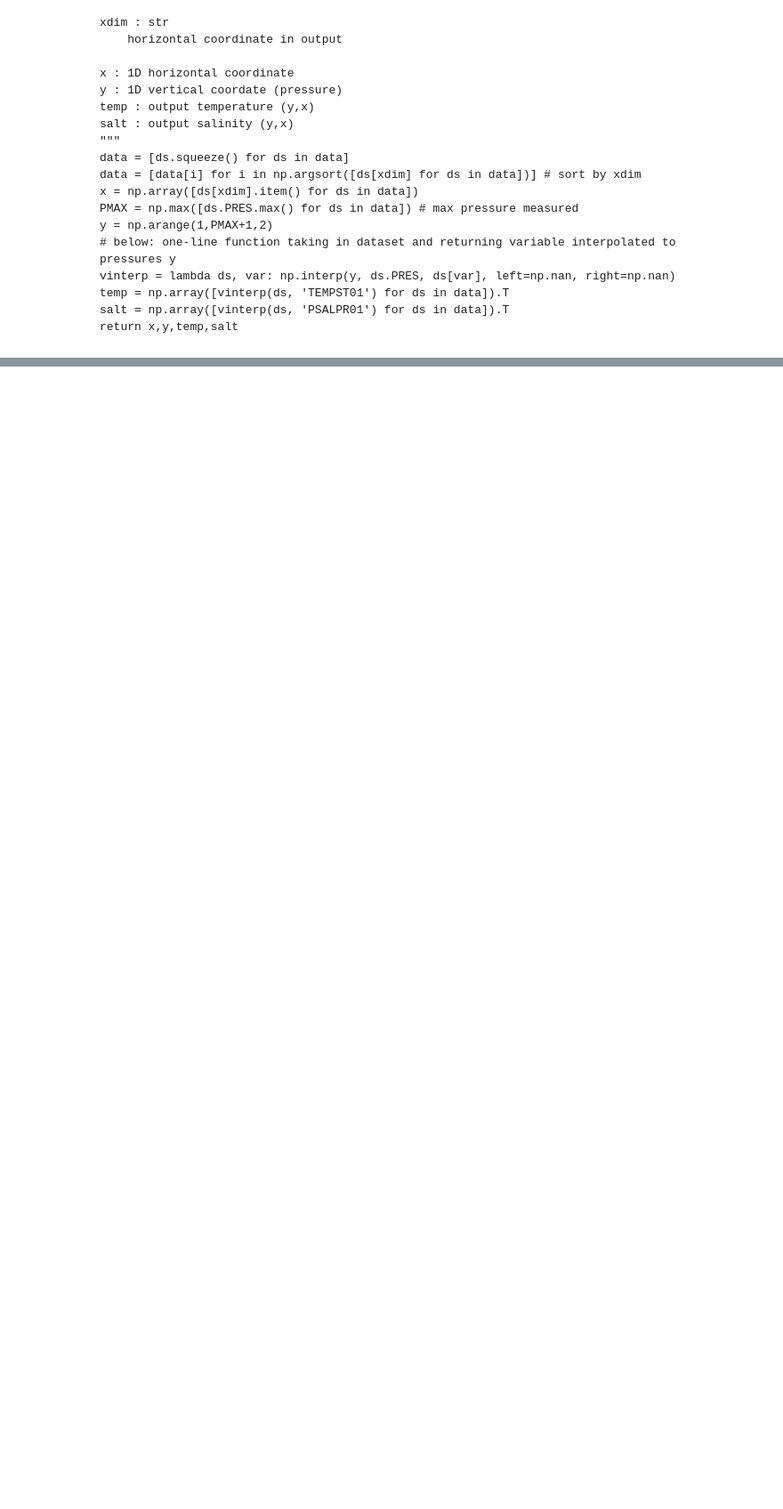
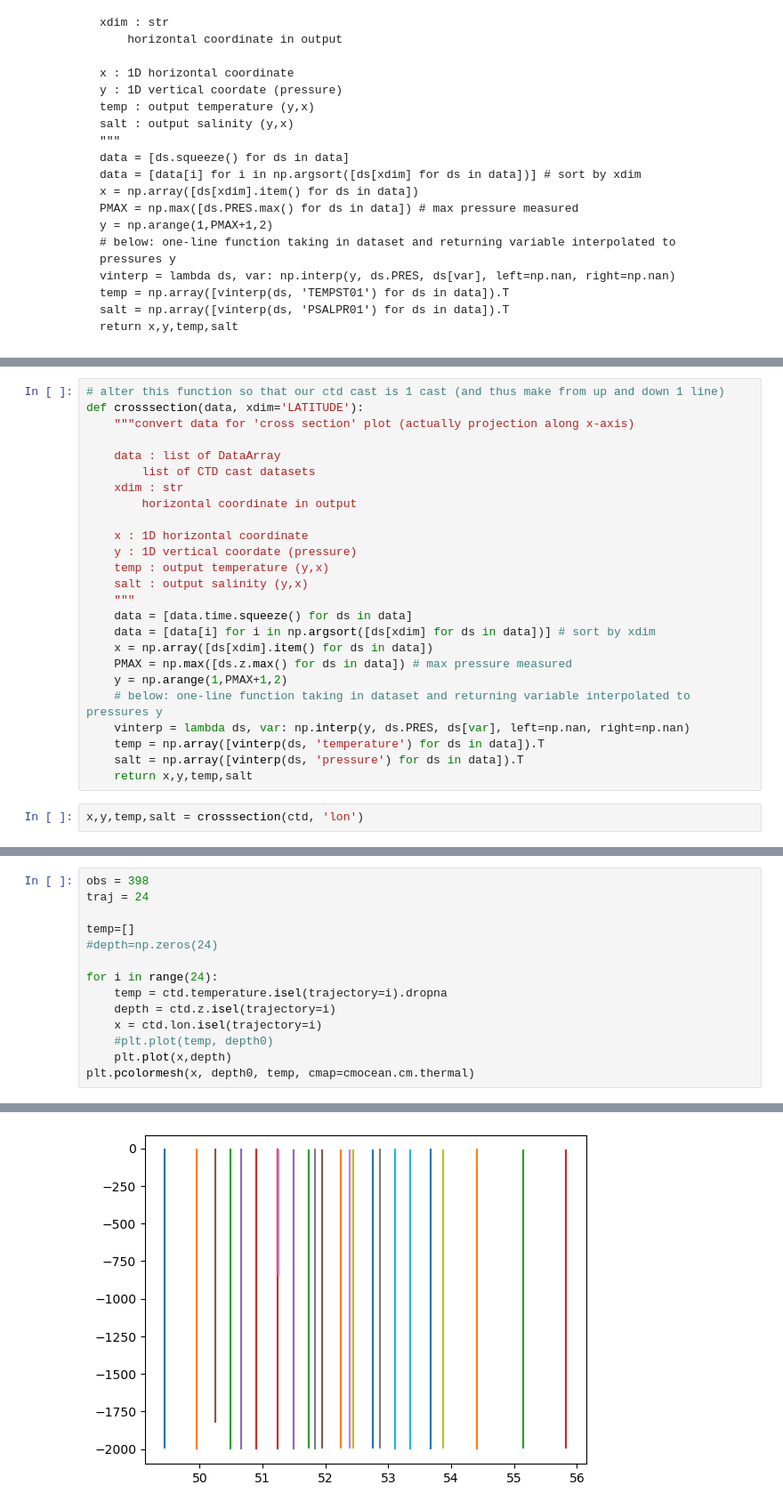
Before and after one commit to ret1-c/Virtualship_Project_UU, a Jupyter notebook: Virtualshipresultsanalysis_T.ipynb, the cells around one changed output, grey strips where cells are left out. Shown at 89% size. Saved outputs shown, nothing was run; the diff lists cells and outputs as text; blank space fills up the shorter version.

Commit message:
version 2 (not yet run with downloaded data 2)

```diff
--- a/Virtualshipresultsanalysis_T.ipynb
+++ b/Virtualshipresultsanalysis_T.ipynb
@@ -234,0 +284,27 @@ def crosssection(data, xdim='LATITUDE'):
+# %%
+# alter this function so that our ctd cast is 1 cast (and thus make from up and down 1 line)
+def crosssection(data, xdim='LATITUDE'):
+    """convert data for 'cross section' plot (actually projection along x-axis)
+
+    data : list of DataArray
+        list of CTD cast datasets
+    xdim : str
+        horizontal coordinate in output
+
+    x : 1D horizontal coordinate
+    y : 1D vertical coordate (pressure)
+    temp : output temperature (y,x)
+    salt : output salinity (y,x)
+    """
+    data = [data.time.squeeze() for ds in data]
+    data = [data[i] for i in np.argsort([ds[xdim] for ds in data])] # sort by xdim
+    x = np.array([ds[xdim].item() for ds in data])
+    PMAX = np.max([ds.z.max() for ds in data]) # max pressure measured
+    y = np.arange(1,PMAX+1,2)
+    # below: one-line function taking in dataset and returning variable interpolated to pressures y
+    vinterp = lambda ds, var: np.interp(y, ds.PRES, ds[var], left=np.nan, right=np.nan)
+    temp = np.array([vinterp(ds, 'temperature') for ds in data]).T
+    salt = np.array([vinterp(ds, 'pressure') for ds in data]).T
+    return x,y,temp,salt
+# %%
+x,y,temp,salt = crosssection(ctd, 'lon')
@@ -234,0 +359,15 @@ def crosssection(data, xdim='LATITUDE'):
+# %%
+obs = 398
+traj = 24
+
+temp=[]
+#depth=np.zeros(24)
+
+for i in range(24):
+    temp = ctd.temperature.isel(trajectory=i).dropna
+    depth = ctd.z.isel(trajectory=i)
+    x = ctd.lon.isel(trajectory=i)
+    #plt.plot(temp, depth0)
+    plt.plot(x,depth)
+plt.pcolormesh(x, depth0, temp, cmap=cmocean.cm.thermal)
+# %% [output]
@@ -234,0 +375 @@ def crosssection(data, xdim='LATITUDE'):
+[figure, added]
```
Also changed, not shown: parts of 29 cells of this notebook.
